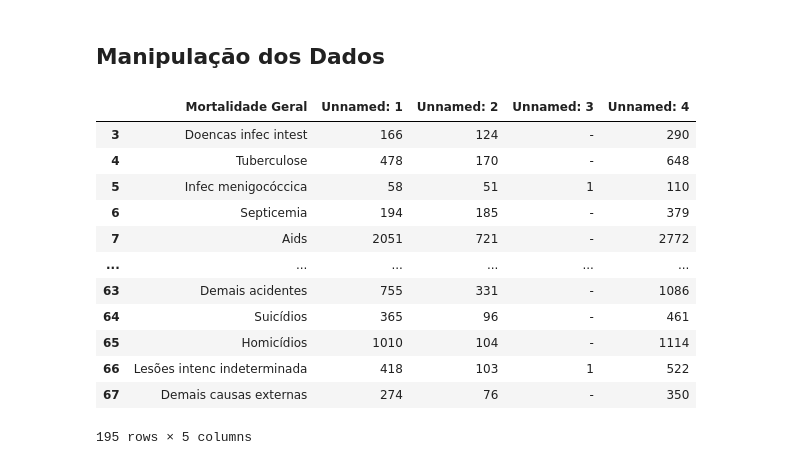
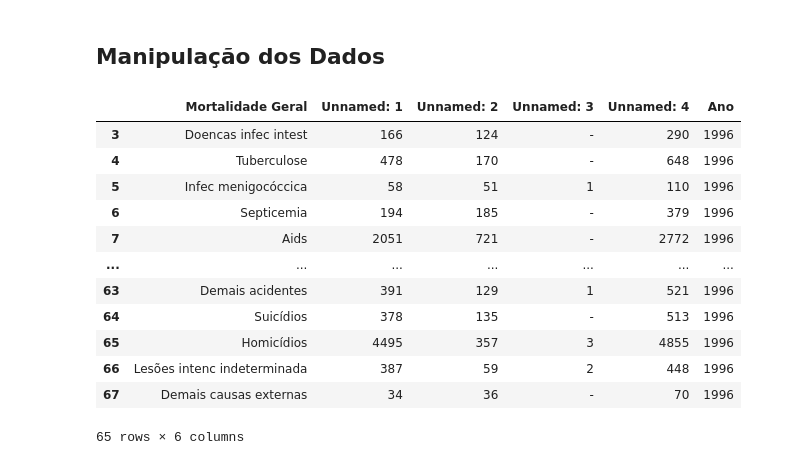
Before and after one commit to PaolaFerrete/Mortality-Sao-Paulo, a Jupyter notebook: Incidencia_1996_2006_2016.ipynb, the cells around one changed output. Drawn from its saved outputs; the diff is of its cells as text; code cells hidden in the pictures.

```diff
--- a/Incidencia_1996_2006_2016.ipynb
+++ b/Incidencia_1996_2006_2016.ipynb
@@ -58,24 +100,28 @@ Causas_esp_2016 #backup
 Causas_esp_1996 = Causas_esp_1996.drop([0,1,2,68,69,70,71,72,73,74,75])
 Causas_esp_2006 = Causas_esp_2006.drop([0,1,2,68,69,70,71,72,73,74,75])
 Causas_esp_2016 = Causas_esp_2016.drop([0,1,2,68,69,70,71,72,73,74,75])
-# %%
-#Concatenar DataFrame
-Causas_esp = CE_1996.append(CE_2006)
-Causas_esp = Causas_esp.append(CE_2016)
-Causas_esp
-# %% [output]
-|  | Mortalidade Geral | Unnamed: 1 | Unnamed: 2 | Unnamed: 3 | Unnamed: 4 |
-| 3 | Doencas infec intest | 166 | 124 | - | 290 |
-| 4 | Tuberculose | 478 | 170 | - | 648 |
-| 5 | Infec menigocóccica | 58 | 51 | 1 | 110 |
-| 6 | Septicemia | 194 | 185 | - | 379 |
-| 7 | Aids | 2051 | 721 | - | 2772 |
-| ... | ... | ... | ... | ... | ... |
-| 63 | Demais acidentes | 755 | 331 | - | 1086 |
-| 64 | Suicídios | 365 | 96 | - | 461 |
-| 65 | Homicídios | 1010 | 104 | - | 1114 |
-| 66 | Lesões intenc indeterminada | 418 | 103 | 1 | 522 |
-| 67 | Demais causas externas | 274 | 76 | - | 350 |
-195 rows × 5 columns
+# %%
+#Criar um novo DataFrame e Concatenar
+Causas_esp = pd.DataFrame(Causas_esp_1996, columns=['Mortalidade Geral', 'Unnamed: 1', 'Unnamed: 2','Unnamed: 3', 'Unnamed: 4', 'Ano'])
+Causas_esp['Ano'] = 1996
+Causas_esp = Causas_esp.append(Causas_esp_2006)
+Causas_esp['Ano'] = Causas_esp['Ano'].replace(np.NaN, 2006)
+Causas_esp = Causas_esp.append(Causas_esp_2016)
+Causas_esp['Ano'] = Causas_esp['Ano'].replace(np.NaN, 2016)
+Causas_esp
+# %% [output]
+|  | Mortalidade Geral | Unnamed: 1 | Unnamed: 2 | Unnamed: 3 | Unnamed: 4 | Ano |
+| 3 | Doencas infec intest | 166 | 124 | - | 290 | 1996 |
+| 4 | Tuberculose | 478 | 170 | - | 648 | 1996 |
+| 5 | Infec menigocóccica | 58 | 51 | 1 | 110 | 1996 |
+| 6 | Septicemia | 194 | 185 | - | 379 | 1996 |
+| 7 | Aids | 2051 | 721 | - | 2772 | 1996 |
+| ... | ... | ... | ... | ... | ... | ... |
+| 63 | Demais acidentes | 391 | 129 | 1 | 521 | 1996 |
+| 64 | Suicídios | 378 | 135 | - | 513 | 1996 |
+| 65 | Homicídios | 4495 | 357 | 3 | 4855 | 1996 |
+| 66 | Lesões intenc indeterminada | 387 | 59 | 2 | 448 | 1996 |
+| 67 | Demais causas externas | 34 | 36 | - | 70 | 1996 |
+65 rows × 6 columns
 # %%
 #Renomear Colunas
```
Also changed, not shown: parts of 15 cells of this notebook.
